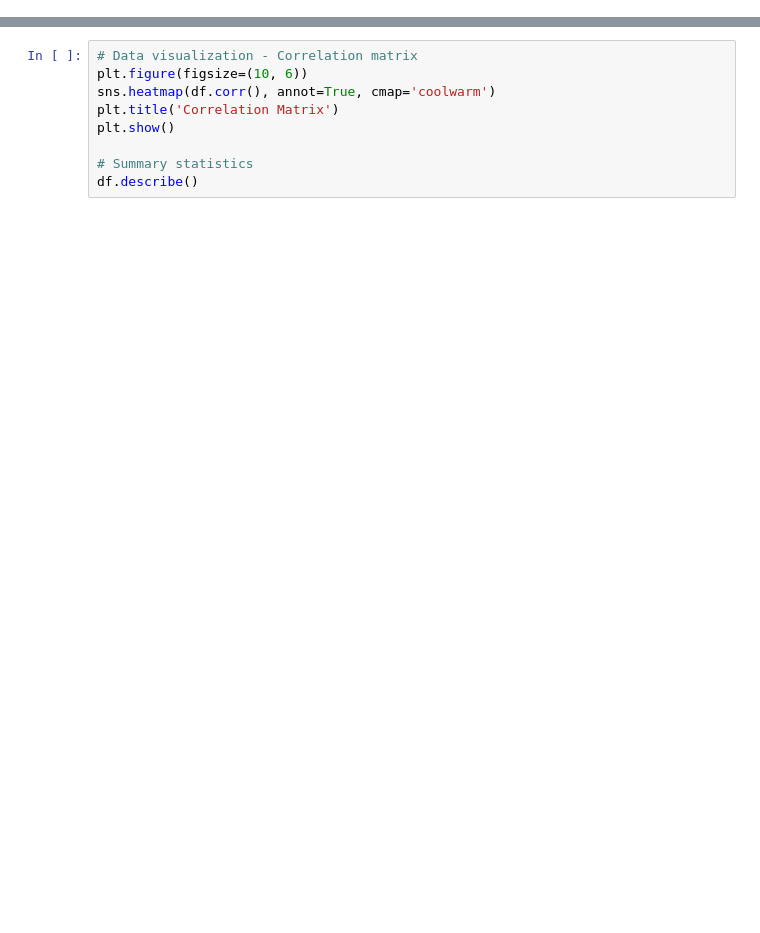
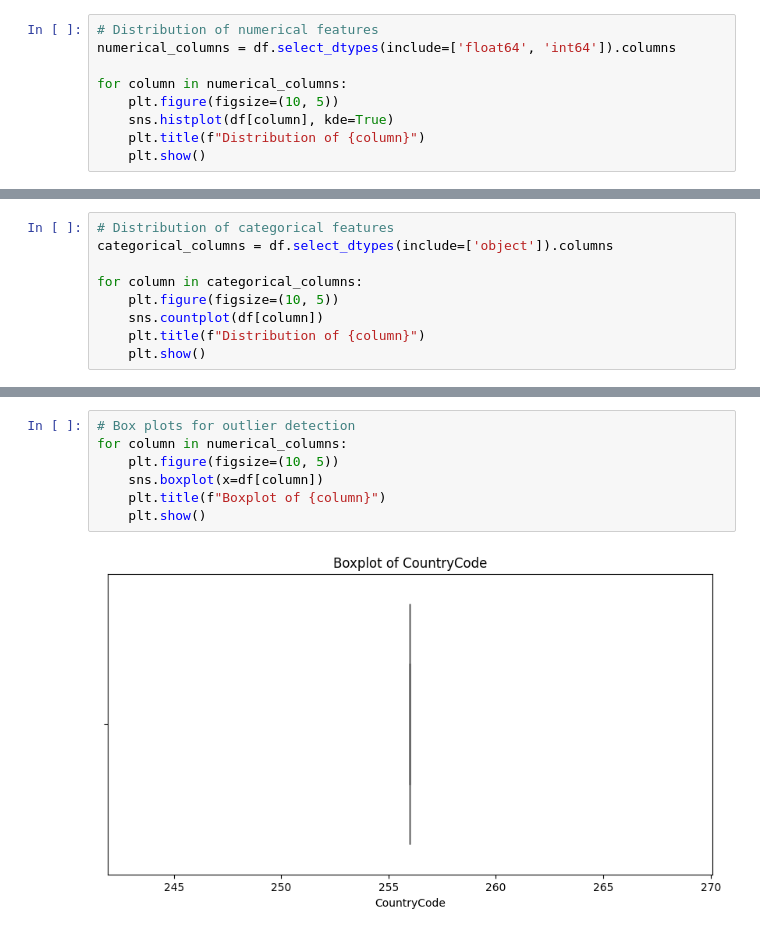
Before and after one commit to abrahamekeffale/Credit-Scoring-Model, a Jupyter notebook: notebooks/data_exploration.ipynb, the cells around one changed output, grey strips where cells are left out. Drawn from its saved outputs; the diff is of its cells as text; blank space fills up the shorter version.

```diff
--- a/notebooks/data_exploration.ipynb
+++ b/notebooks/data_exploration.ipynb
@@ -26,0 +53,9 @@ df.head()
+# %%
+# Distribution of numerical features
+numerical_columns = df.select_dtypes(include=['float64', 'int64']).columns
+
+for column in numerical_columns:
+    plt.figure(figsize=(10, 5))
+    sns.histplot(df[column], kde=True)
+    plt.title(f"Distribution of {column}")
+    plt.show()
@@ -26,0 +68,9 @@ df.head()
+# %%
+# Distribution of categorical features
+categorical_columns = df.select_dtypes(include=['object']).columns
+
+for column in categorical_columns:
+    plt.figure(figsize=(10, 5))
+    sns.countplot(df[column])
+    plt.title(f"Distribution of {column}")
+    plt.show()
@@ -55,9 +129,9 @@ KeyError: 'CreditRisk'
-# %%
-# Data visualization - Correlation matrix
-plt.figure(figsize=(10, 6))
-sns.heatmap(df.corr(), annot=True, cmap='coolwarm')
-plt.title('Correlation Matrix')
-plt.show()
-
-# Summary statistics
-df.describe()
+# %%
+# Box plots for outlier detection
+for column in numerical_columns:
+    plt.figure(figsize=(10, 5))
+    sns.boxplot(x=df[column])
+    plt.title(f"Boxplot of {column}")
+    plt.show()
+# %% [output]
+[figure, added]
```
Also changed, not shown: parts of 12 cells of this notebook, 4 other files.
